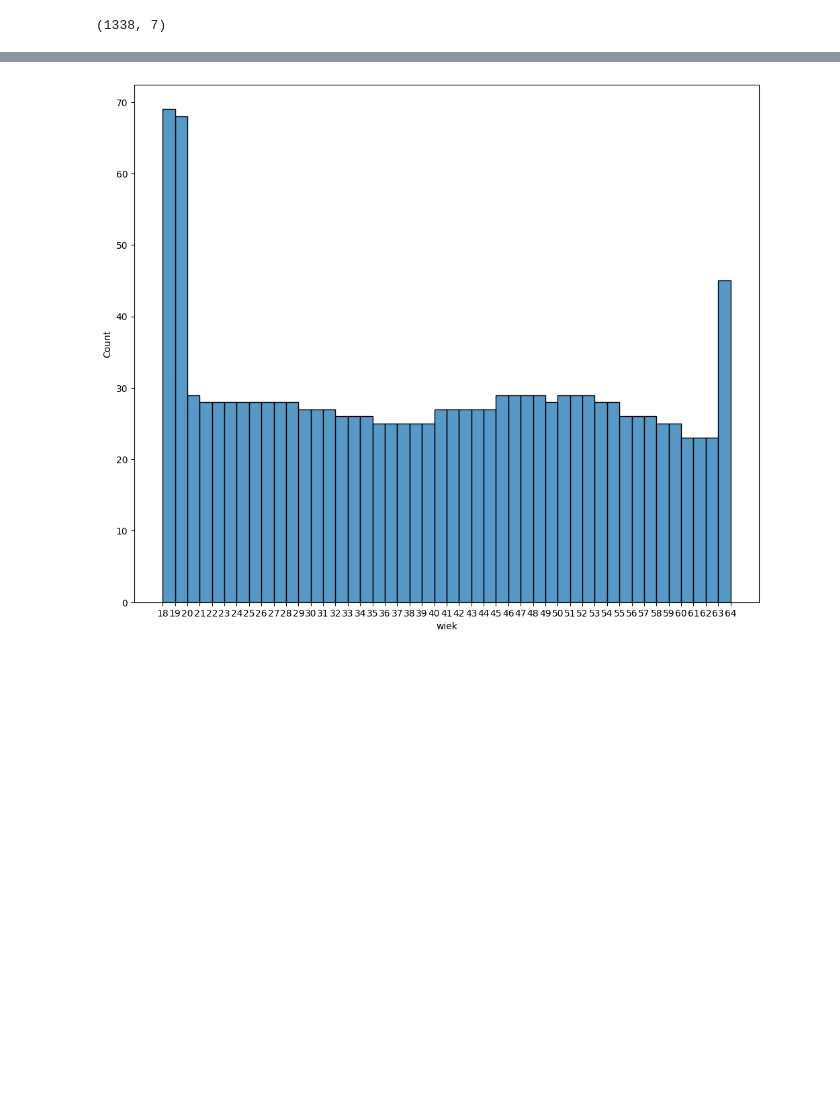
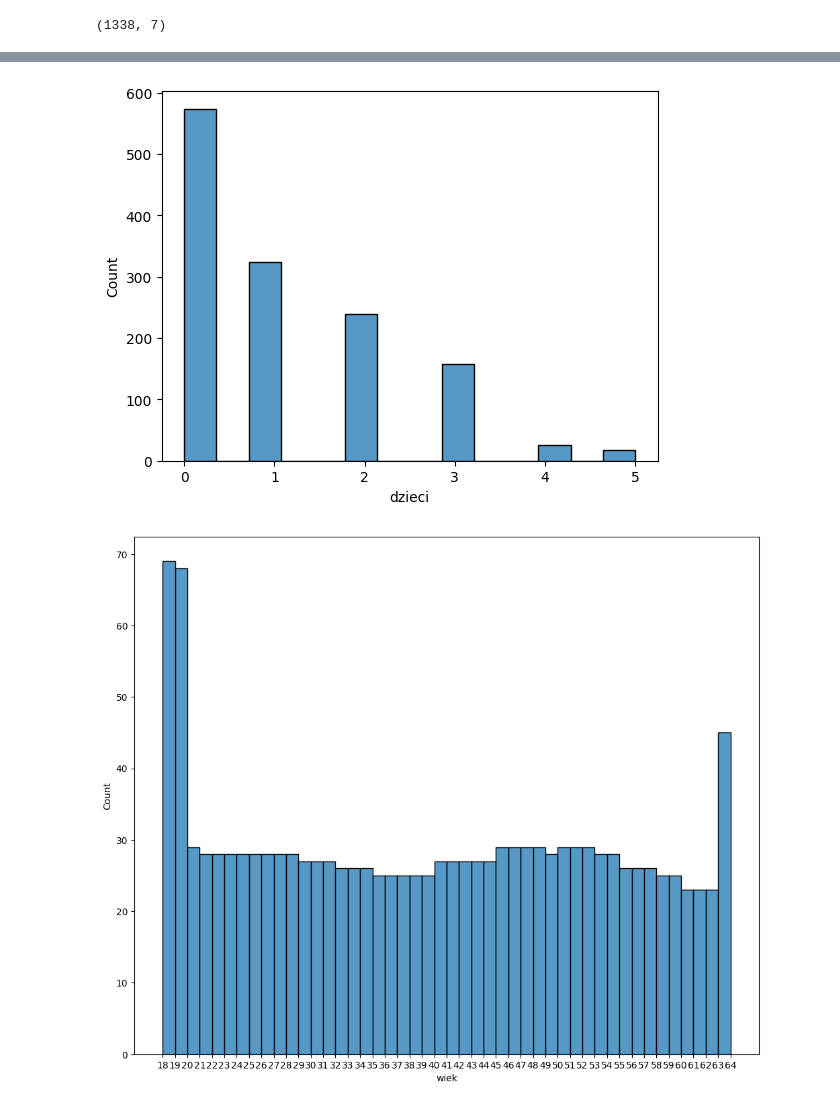
Before and after one commit to jDDDDDDDD/Estimating-insurance-cost, a Jupyter notebook: insurances.ipynb, the cells around one changed output, grey strips where cells are left out. Cells and saved outputs as stored; diff of their text form; code cells hidden in the pictures; blank space fills up the shorter version.

```diff
--- a/insurances.ipynb
+++ b/insurances.ipynb
@@ -63,3 +63,8 @@ insurances.shape
+# %%
+sns.histplot(data=insurances, x='dzieci')
+plt.show()
+# %% [output]
+[figure, added]
 # %%
 plt.figure(figsize=(12,10))
 sns.histplot(data = insurances, x='wiek', binwidth=1)
```
Also changed, not shown: parts of 13 cells of this notebook.
